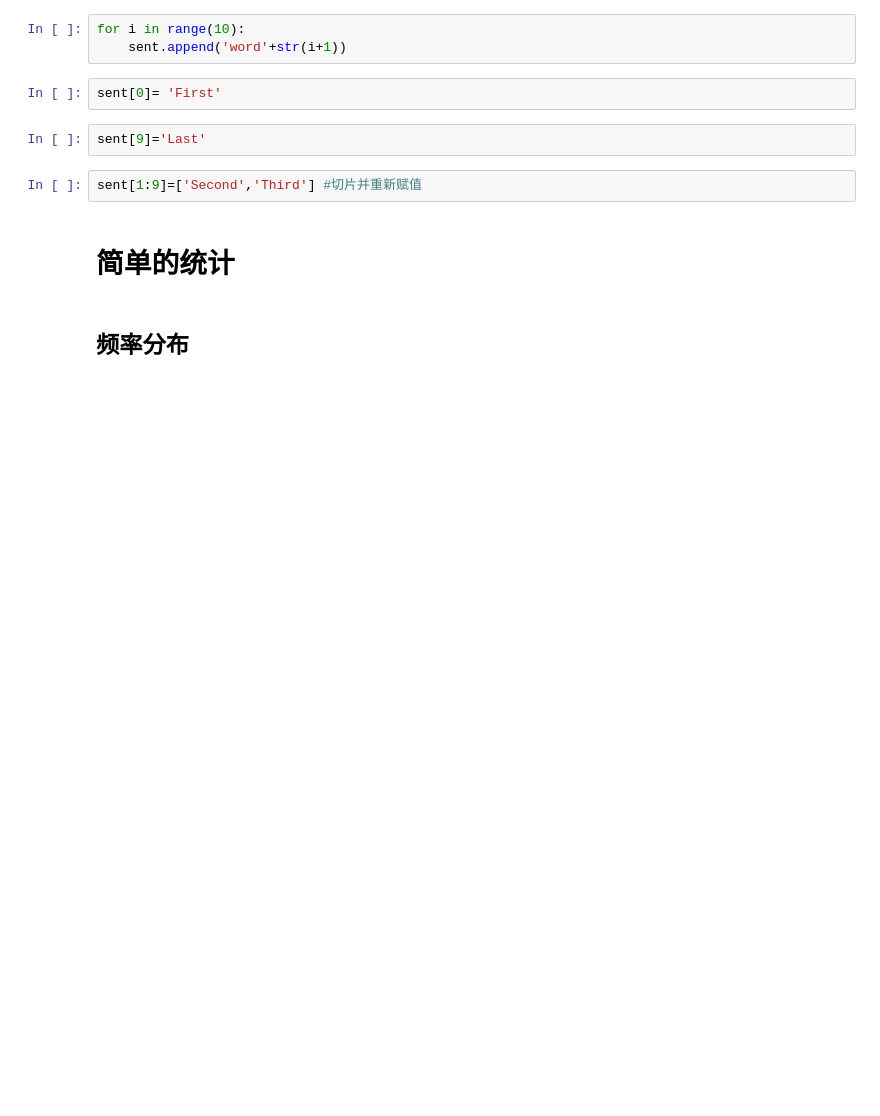
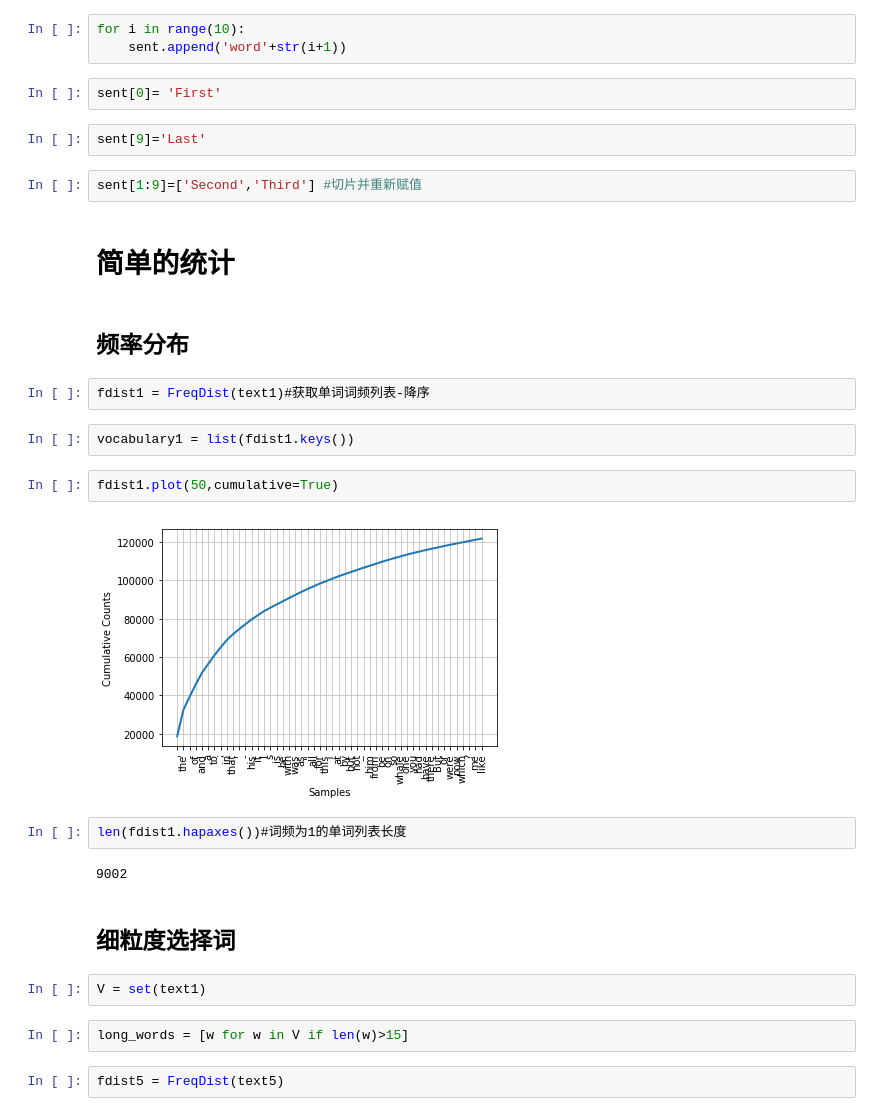
Before and after one commit to fnfly2005/nlp, a Jupyter notebook: python自然语言处理notebook.ipynb, the cells around one changed output. Drawn from its saved outputs; the diff is of its cells as text; blank space fills up the shorter version.

```diff
--- a/python自然语言处理notebook.ipynb
+++ b/python自然语言处理notebook.ipynb
@@ -185,3 +185,23 @@ sent[1:9]=['Second','Third'] #切片并重新赋值
 # 简单的统计
 # %% [markdown]
 ## 频率分布
+# %%
+fdist1 = FreqDist(text1)#获取单词词频列表-降序
+# %%
+vocabulary1 = list(fdist1.keys())
+# %%
+fdist1.plot(50,cumulative=True)
+# %% [output]
+[figure, added]
+# %%
+len(fdist1.hapaxes())#词频为1的单词列表长度
+# %% [output]
+9002
+# %% [markdown]
+## 细粒度选择词
+# %%
+V = set(text1)
+# %%
+long_words = [w for w in V if len(w)>15]
+# %%
+fdist5 = FreqDist(text5)
```
Also changed, not shown: parts of 13 cells of this notebook.
